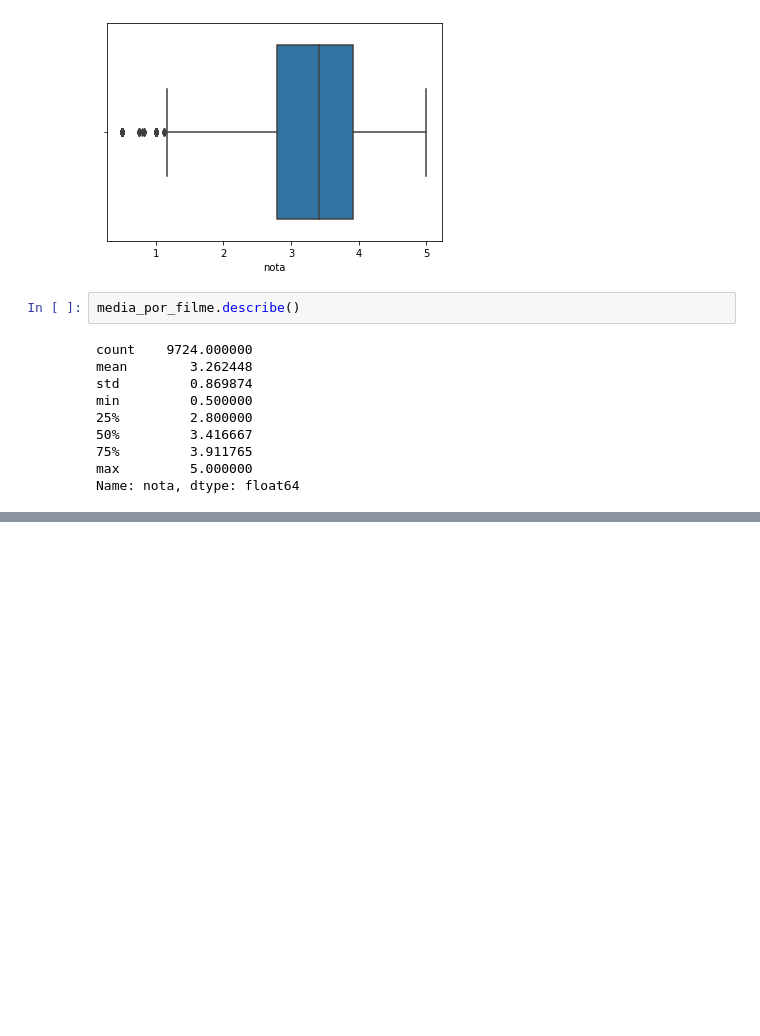
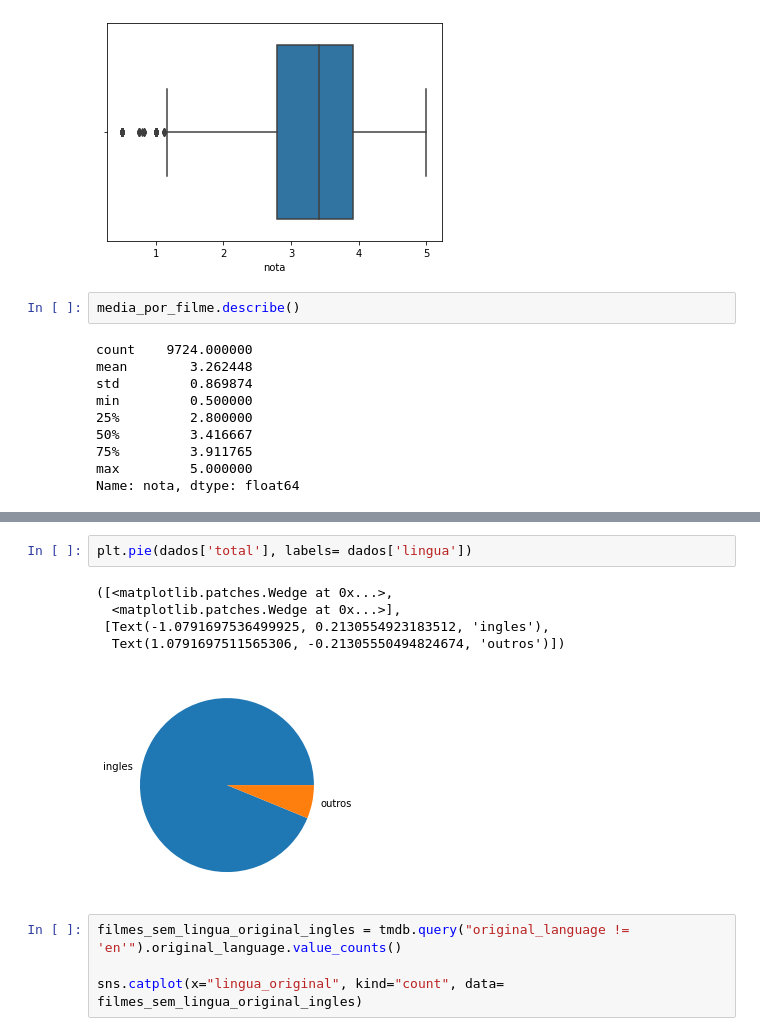
Before and after one commit to BrunaMello/Data-Science-Primeiros-Passos, a Jupyter notebook: Introducao a Data Science.ipynb, the cells around one changed output, grey strips where cells are left out. Drawn from its saved outputs; the diff is of its cells as text; blank space fills up the shorter version.

```diff
--- a/Introducao a Data Science.ipynb
+++ b/Introducao a Data Science.ipynb
@@ -174,0 +180,12 @@ array([237000000, 300000000, 245000000, 250000000, 260000000, 258000000,
+# %%
+plt.pie(dados['total'], labels= dados['lingua'])
+# %% [output]
+([<matplotlib.patches.Wedge at 0x...>,
+  <matplotlib.patches.Wedge at 0x...>],
+ [Text(-1.0791697536499925, 0.2130554923183512, 'ingles'),
+  Text(1.0791697511565306, -0.21305550494824674, 'outros')])
+[figure, added]
+# %%
+filmes_sem_lingua_original_ingles = tmdb.query("original_language != 'en'").original_language.value_counts()
+
+sns.catplot(x="lingua_original", kind="count", data= filmes_sem_lingua_original_ingles)
```
Also changed, not shown: parts of 12 cells of this notebook.
